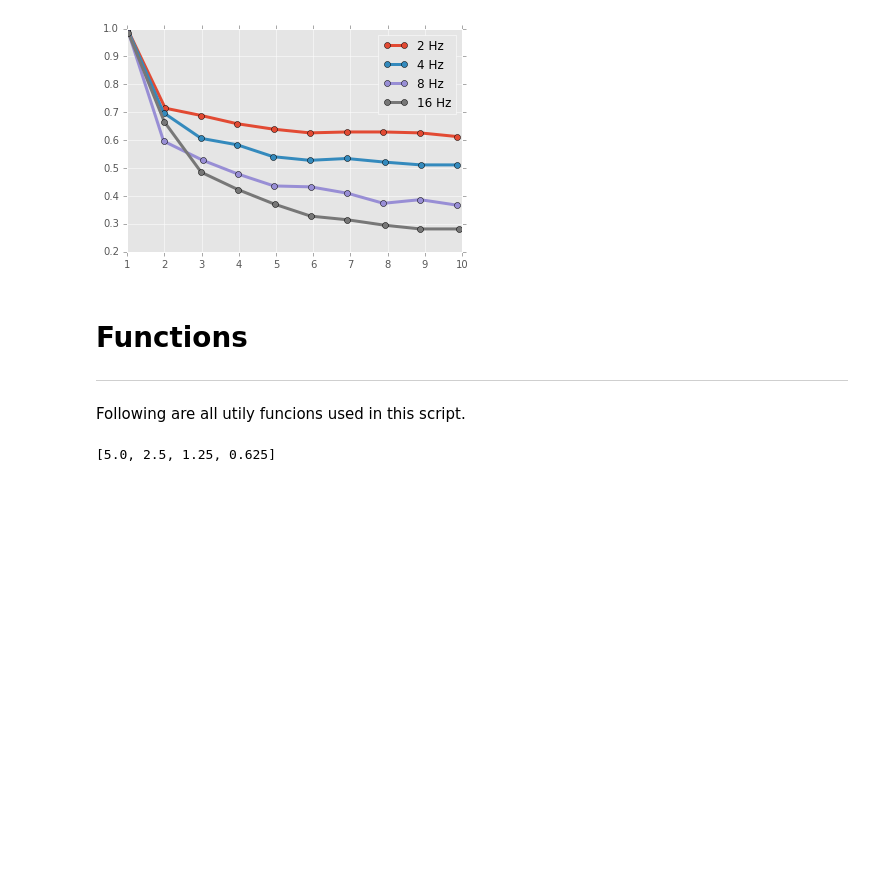
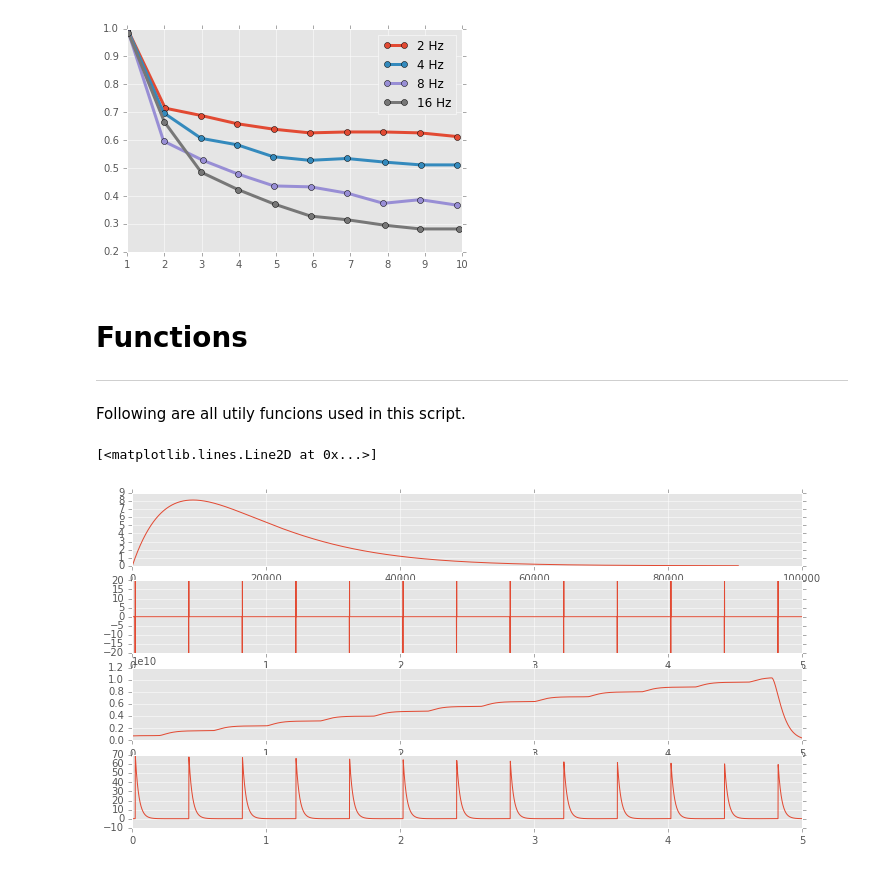
Before and after one commit to mbeyeler/pulse2percept, a Jupyter notebook: examples/notebooks/2.0-freeman2011.ipynb, the cells around one changed output. Saved outputs shown, nothing was run; the diff lists cells and outputs as text; code cells hidden in the pictures; blank space fills up the shorter version.

Commit message:
add desensitization plots

```diff
--- a/examples/notebooks/2.0-freeman2011.ipynb
+++ b/examples/notebooks/2.0-freeman2011.ipynb
@@ -83,10 +183,33 @@ lweight = 0.636
 ecs_scale = 1.0
 tm = GanglionCellResponse(tsample=tsample, delay_inl=delay_inl,
                           tau_inl=tau_inl, lweight=lweight)
-# %%
-[10.0 / f for f in [2, 4, 8, 16]]
-# %% [output]
-[5.0, 2.5, 1.25, 0.625]
+# %%
+plt.figure(figsize=(12, 6))
+
+tau2 = 45.25 / 1000
+tgamma2 = np.arange(0, 10 * tau2, tsample)
+gamma2 = e2cm.gamma(2, tau2, tgamma2)
+plt.subplot(411)
+plt.plot(gamma2)
+
+stim = e2cm.Psycho2Pulsetrain(tsample, freq=1000.0/400, amp=20, dur=5,
+                              pulse_dur=pdur, interphase_dur=0, pulsetype='cathodicfirst', delay=20.0 / 1000)
+t = np.arange(stim.data.size) * tsample
+
+plt.subplot(412)
+plt.plot(t, stim.data)
+
+plt.subplot(413)
+ca = fftconvolve(np.cumsum(np.maximum(0, -stim.data)), gamma2, mode='same')
+plt.plot(t, ca)
+
+plt.subplot(414)
+mov = horsager2percept(stim, implant, retina, use_ecs=False, at_thresh=True)
+mov = ec2b.pulse2percept(stim)
+plt.plot(t, np.squeeze(mov.data))
+# %% [output]
+[<matplotlib.lines.Line2D at 0x...>]
+[figure, added]
 # %%
 model = dict()
 model['resp'] = dict()
```
Also changed, not shown: parts of 8 cells of this notebook.
